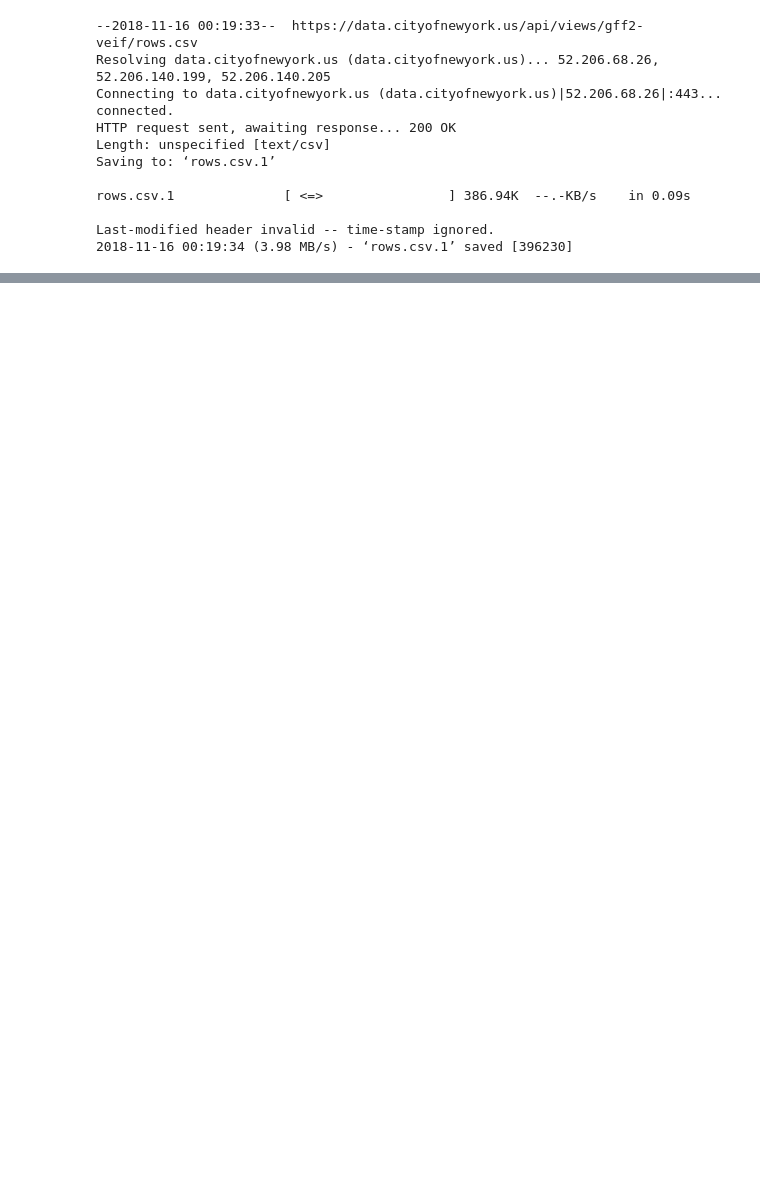
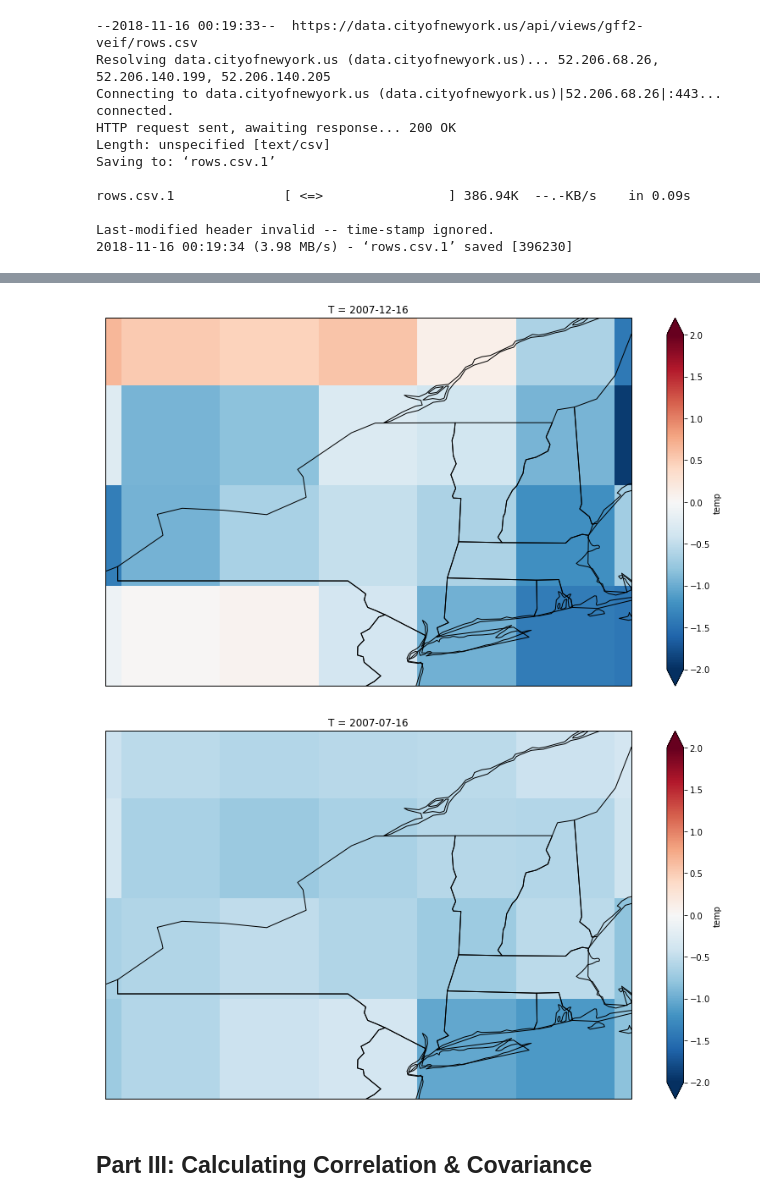
Before and after one commit to stephaniestettz/RCES-Final-Project, a Jupyter notebook: FinalProject.ipynb, the cells around one changed output, grey strips where cells are left out. Saved outputs shown, nothing was run; the diff lists cells and outputs as text; code cells hidden in the pictures; blank space fills up the shorter version.

Commit message:
files for final project

```diff
--- a/FinalProject.ipynb
+++ b/FinalProject.ipynb
@@ -150,0 +198,29 @@ ds_anom.sel(T=705.5).plot()
+# %%
+central_lat = 37.5
+central_lon = -96
+extent = [-80, -70, 40, 47]
+central_lon = np.mean(extent[:2])
+central_lat = np.mean(extent[2:])
+# December 2007 Figure
+plt.figure(figsize=(15, 8))
+ax = plt.axes(projection=ccrs.PlateCarree(central_longitude=central_lon))
+ax.coastlines(resolution='50m')
+ax.add_feature(cfeature.STATES)
+proj = ccrs.PlateCarree()
+# plot temperature data onto map
+dt_anom.temp.sel(T='2007-12-16').plot(ax=ax, transform=proj,cmap='RdBu_r', vmin=-2, vmax=2)
+ax.set_extent(extent)
+# July 2007 Figure
+plt.figure(figsize=(15, 8))
+ax = plt.axes(projection=ccrs.PlateCarree(central_longitude=central_lon))
+ax.coastlines(resolution='50m')
+ax.add_feature(cfeature.STATES)
+proj = ccrs.PlateCarree()
+# plot temperature data onto map
+dt_anom.temp.sel(T='2007-07-16').plot(ax=ax, transform=proj,cmap='RdBu_r', vmin=-2, vmax=2)
+ax.set_extent(extent)
+# %% [output]
+[figure, added]
+[figure, added]
+# %% [markdown]
+## Part III: Calculating Correlation & Covariance
```
Also changed, not shown: parts of 45 cells of this notebook.
